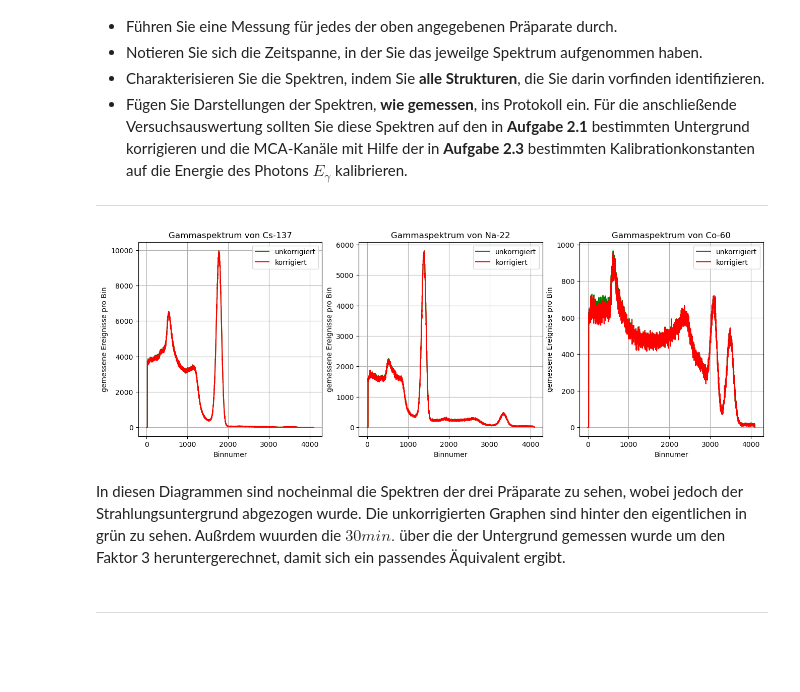
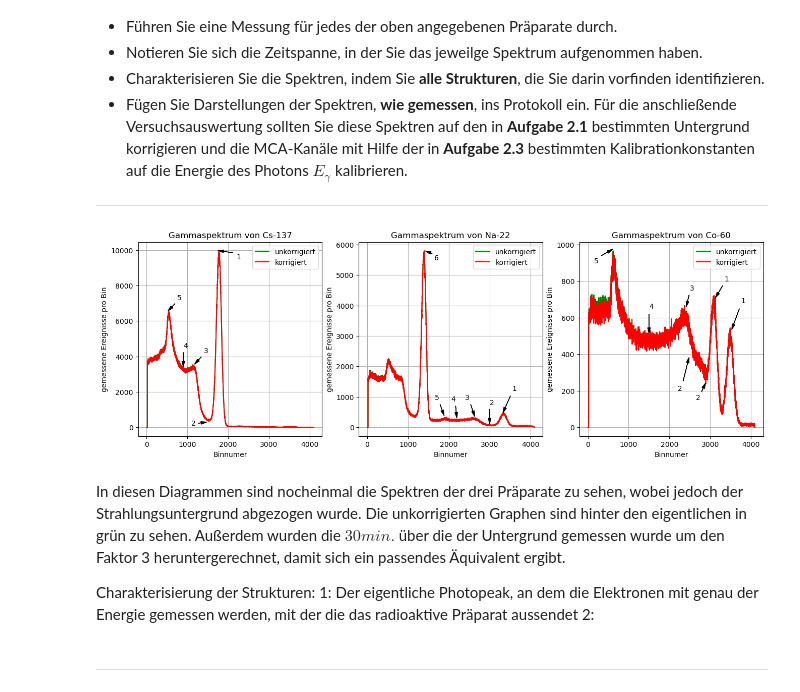
Before and after one commit to MRNock04/P2, a Jupyter notebook: Gammaspektroskopie/Gammaspektroskopie.ipynb, the cells around one changed output. Cells and saved outputs as stored; diff of their text form; code cells hidden in the pictures; blank space fills up the shorter version.

```diff
--- a/Gammaspektroskopie/Gammaspektroskopie.ipynb
+++ b/Gammaspektroskopie/Gammaspektroskopie.ipynb
@@ -235,6 +235,9 @@ Im oben dargestellten Diagramm ist die Aufzeichnung der Hintergrundstrahlung üb
 
 ---
 # %%
+# definieren der Pfeileigenschaften
+arrowprops = dict(facecolor='black',shrink=0.1,width=0.2,headwidth=4.,headlength=8.)
+
 # erstellen der korrigierten Daten
 korr_cs = hist_cs-hist_bgd/3
 korr_na = hist_na-hist_bgd/3
@@ -250,36 +253,63 @@ ax.plot(hist_cs,'g', label='unkorrigiert')
 ay.plot(hist_na,'g', label='unkorrigiert')
 az.plot(hist_co,'g', label='unkorrigiert')
 
 ax.plot(korr_cs,'r', label='korrigiert')
 ay.plot(korr_na,'r', label='korrigiert')
 az.plot(korr_co,'r', label='korrigiert')
 
 # schön machen des plots
 ax.set_title('Gammaspektrum von Cs-137')
 ay.set_title('Gammaspektrum von Na-22')
 az.set_title('Gammaspektrum von Co-60')
 
+# nummerierung der einzelnen Teile des Spektrums
+ax.annotate('1', xy=(1700,10000),xytext=(2200.,9500.),arrowprops=arrowprops)
+ax.annotate('2', xy=(1500,300),xytext=(1100.,100.),arrowprops=arrowprops)
+ax.annotate('3', xy=(1150,3500),xytext=(1400.,4200.),arrowprops=arrowprops)
+ax.annotate('4', xy=(900,3300),xytext=(900.,4500.),arrowprops=arrowprops)
+ax.annotate('5', xy=(500,6500),xytext=(750.,7200.),arrowprops=arrowprops)
+
+
+ay.annotate('1', xy=(3300,400),xytext=(3550.,1200.),arrowprops=arrowprops)
+ay.annotate('2', xy=(3000,50),xytext=(3000.,750.),arrowprops=arrowprops)
+ay.annotate('3', xy=(2650,300),xytext=(2400.,900.),arrowprops=arrowprops)
+ay.annotate('4', xy=(2200,250),xytext=(2050.,850.),arrowprops=arrowprops)
+ay.annotate('5', xy=(1900,330),xytext=(1650.,900.),arrowprops=arrowprops)
+ay.annotate('6', xy=(1400,5800),xytext=(1650,5500),arrowprops=arrowprops)
+
+az.annotate('1', xy=(3100,700),xytext=(3350,800),arrowprops=arrowprops)
+az.annotate('1', xy=(3500,520),xytext=(3750,680),arrowprops=arrowprops)
+az.annotate('2', xy=(2900,250),xytext=(2650,150),arrowprops=arrowprops)
+az.annotate('3', xy=(2400,650),xytext=(2500,750),arrowprops=arrowprops)
+az.annotate('4', xy=(1500,500),xytext=(1500,650),arrowprops=arrowprops)
+az.annotate('5', xy=(650,980),xytext=(150,900),arrowprops=arrowprops)
+az.annotate('2', xy=(2500,400),xytext=(2200,200),arrowprops=arrowprops)
+
 ax.set_xlabel('Binnumer')
 ay.set_xlabel('Binnumer')
 az.set_xlabel('Binnumer')
 
 ax.set_ylabel('gemessene Ereignisse pro Bin')
 ay.set_ylabel('gemessene Ereignisse pro Bin')
 az.set_ylabel('gemessene Ereignisse pro Bin')
 
 ax.grid()
 ay.grid()
 az.grid()
 
 ax.legend()
 ay.legend()
 az.legend()
 
 plt.show()
 # %% [output]
-[figure, old version]
+[figure, new version]
 # %% [markdown]
-In diesen Diagrammen sind nocheinmal die Spektren der drei Präparate zu sehen, wobei jedoch der Strahlungsuntergrund abgezogen wurde. Die unkorrigierten Graphen sind hinter den eigentlichen in grün zu sehen. Außrdem wuurden die $30min.$ über die der Untergrund gemessen wurde um den Faktor 3 heruntergerechnet, damit sich ein passendes Äquivalent ergibt.
+In diesen Diagrammen sind nocheinmal die Spektren der drei Präparate zu sehen, wobei jedoch der Strahlungsuntergrund abgezogen wurde. Die unkorrigierten Graphen sind hinter den eigentlichen in grün zu sehen. Außerdem wurden die $30min.$ über die der Untergrund gemessen wurde um den Faktor 3 heruntergerechnet, damit sich ein passendes Äquivalent ergibt.
+
+Charakterisierung der Strukturen:
+1: Der eigentliche Photopeak, an dem die Elektronen mit genau der Energie gemessen werden, mit der die das radioaktive Präparat aussendet
+2:
 # %% [markdown]
 ---
 # %% [markdown]
```
Also changed, not shown: parts of 12 cells of this notebook, 4 other files.
